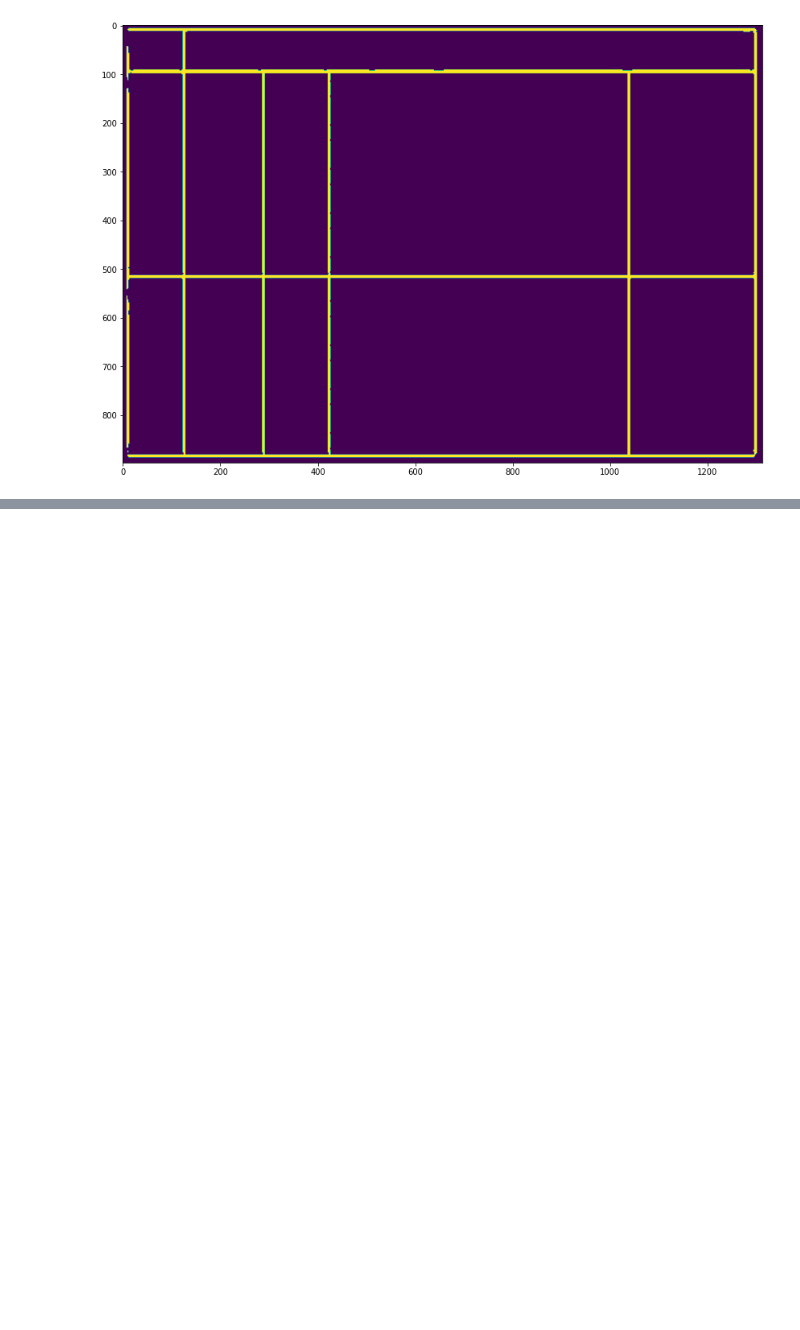
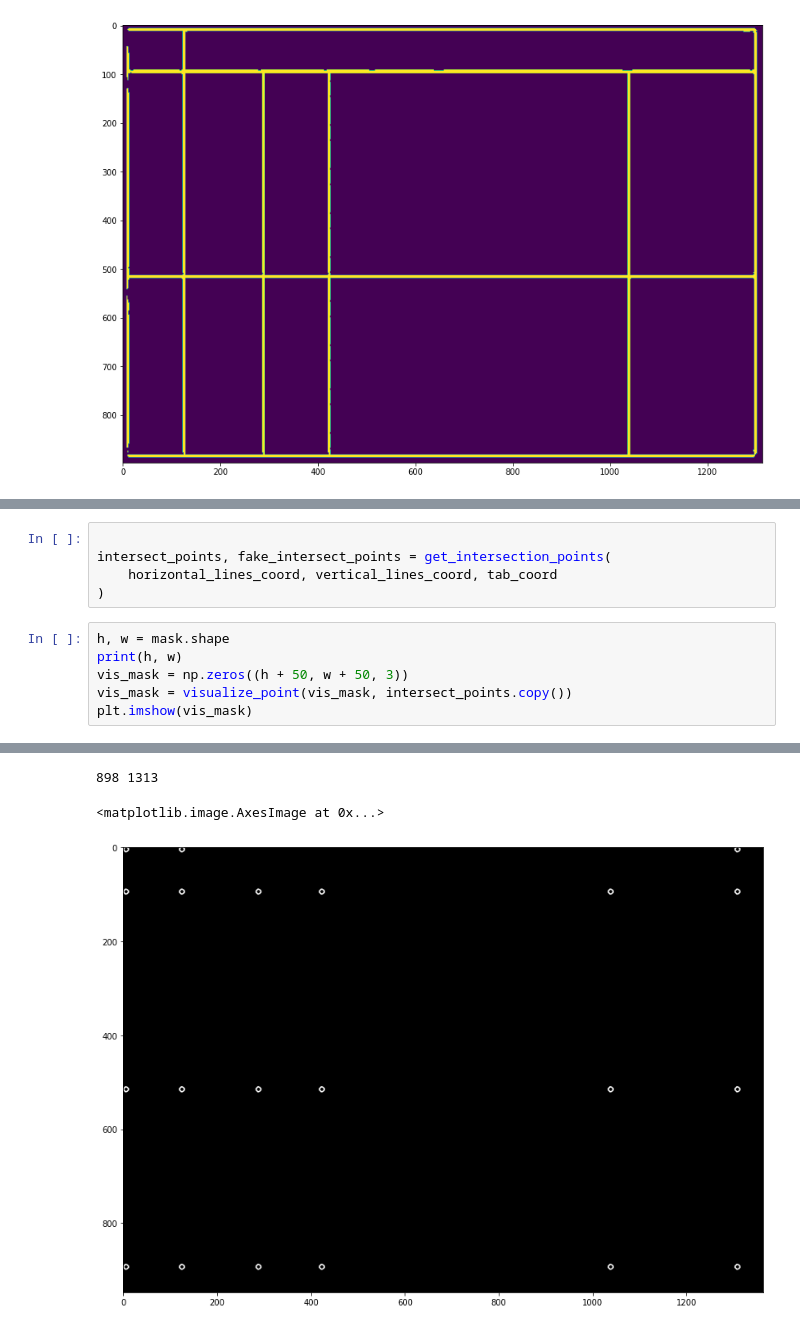
Before and after one commit to sun-asterisk-research/table_reconstruction, a Jupyter notebook: example/example.ipynb, the cells around one changed output, grey strips where cells are left out. Cells and saved outputs as stored; diff of their text form; blank space fills up the shorter version.

```diff
--- a/example/example.ipynb
+++ b/example/example.ipynb
@@ -126,0 +184,12 @@ plt.imshow(mask)
+# %%
+
+intersect_points, fake_intersect_points = get_intersection_points(
+    horizontal_lines_coord, vertical_lines_coord, tab_coord
+)
+# %%
+h, w = mask.shape
+print(h, w)
+vis_mask = np.zeros((h + 50, w + 50, 3))
+vis_mask = visualize_point(vis_mask, intersect_points.copy())
+plt.imshow(vis_mask)
+# %% [output]
@@ -126,0 +197,3 @@ plt.imshow(mask)
+898 1313
+<matplotlib.image.AxesImage at 0x...>
+[figure, added]
```
Also changed, not shown: parts of 18 cells of this notebook, 2 other files.
